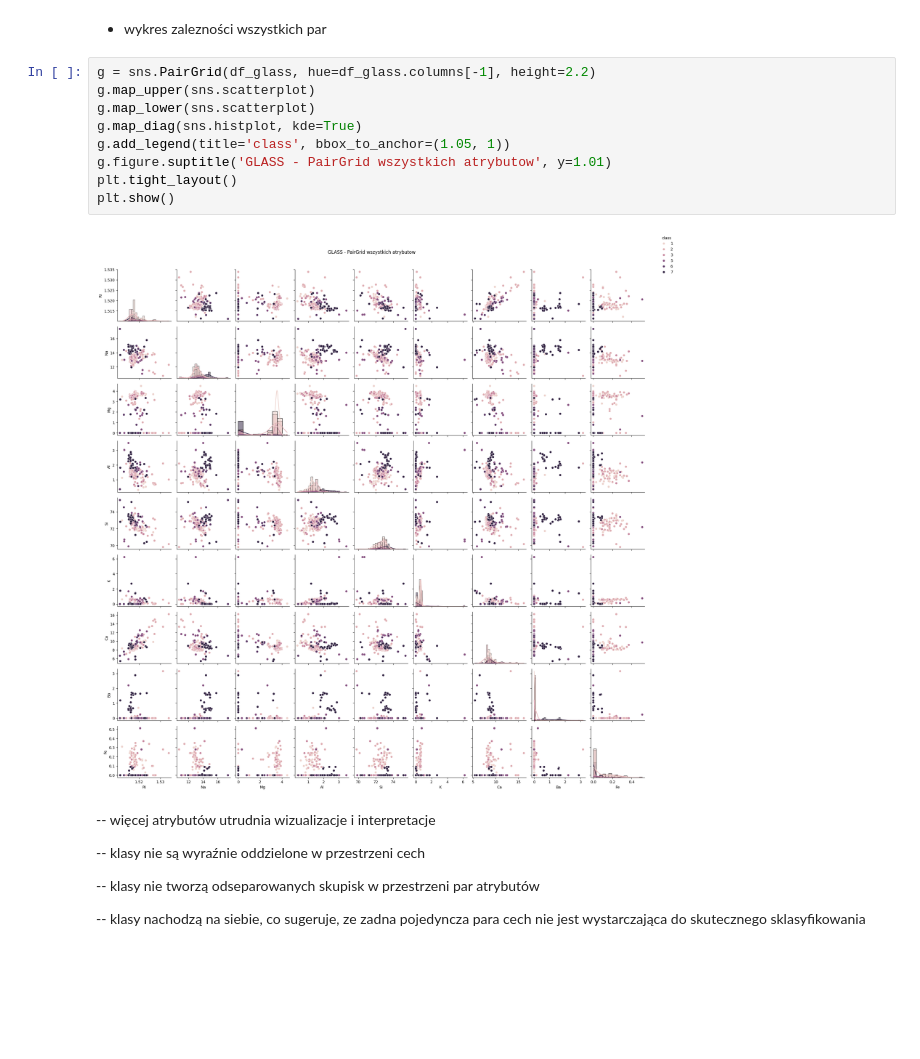
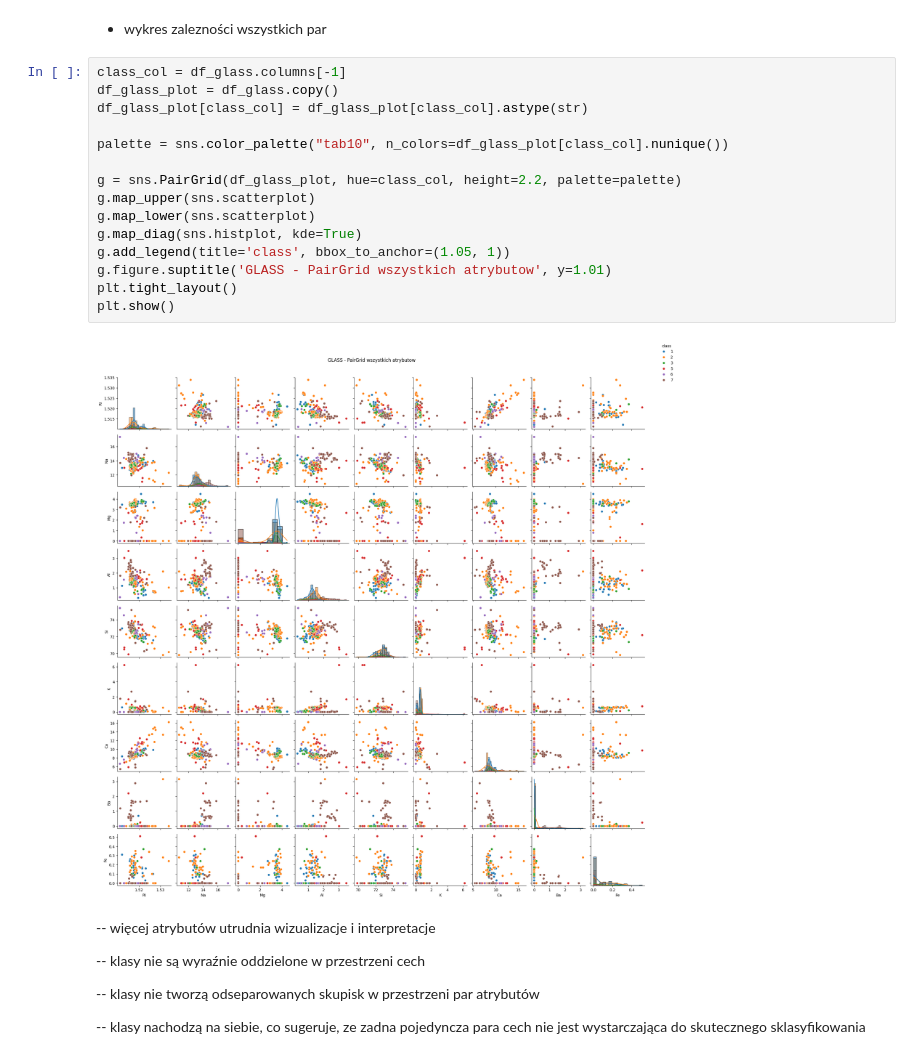
Before and after one commit to w-makowski/machine-learning, a Jupyter notebook: lab0/lab0_report.ipynb, the cells around one changed output. Cells and saved outputs as stored; diff of their text form; blank space fills up the shorter version.

Commit message:
improve color of points on plots

```diff
--- a/lab0/lab0_report.ipynb
+++ b/lab0/lab0_report.ipynb
@@ -288,16 +288,22 @@ plt.show()
 # %% [markdown]
 * wykres zalezności wszystkich par
 # %%
-g = sns.PairGrid(df_glass, hue=df_glass.columns[-1], height=2.2)
+class_col = df_glass.columns[-1]
+df_glass_plot = df_glass.copy()
+df_glass_plot[class_col] = df_glass_plot[class_col].astype(str)
+
+palette = sns.color_palette("tab10", n_colors=df_glass_plot[class_col].nunique())
+
+g = sns.PairGrid(df_glass_plot, hue=class_col, height=2.2, palette=palette)
 g.map_upper(sns.scatterplot)
 g.map_lower(sns.scatterplot)
 g.map_diag(sns.histplot, kde=True)
 g.add_legend(title='class', bbox_to_anchor=(1.05, 1))
 g.figure.suptitle('GLASS - PairGrid wszystkich atrybutow', y=1.01)
 plt.tight_layout()
 plt.show()
 # %% [output]
-[figure, old version]
+[figure, new version]
 # %% [markdown]
 -- więcej atrybutów utrudnia wizualizacje i interpretacje
 
```
Also changed, not shown: parts of 1 cell of this notebook.
